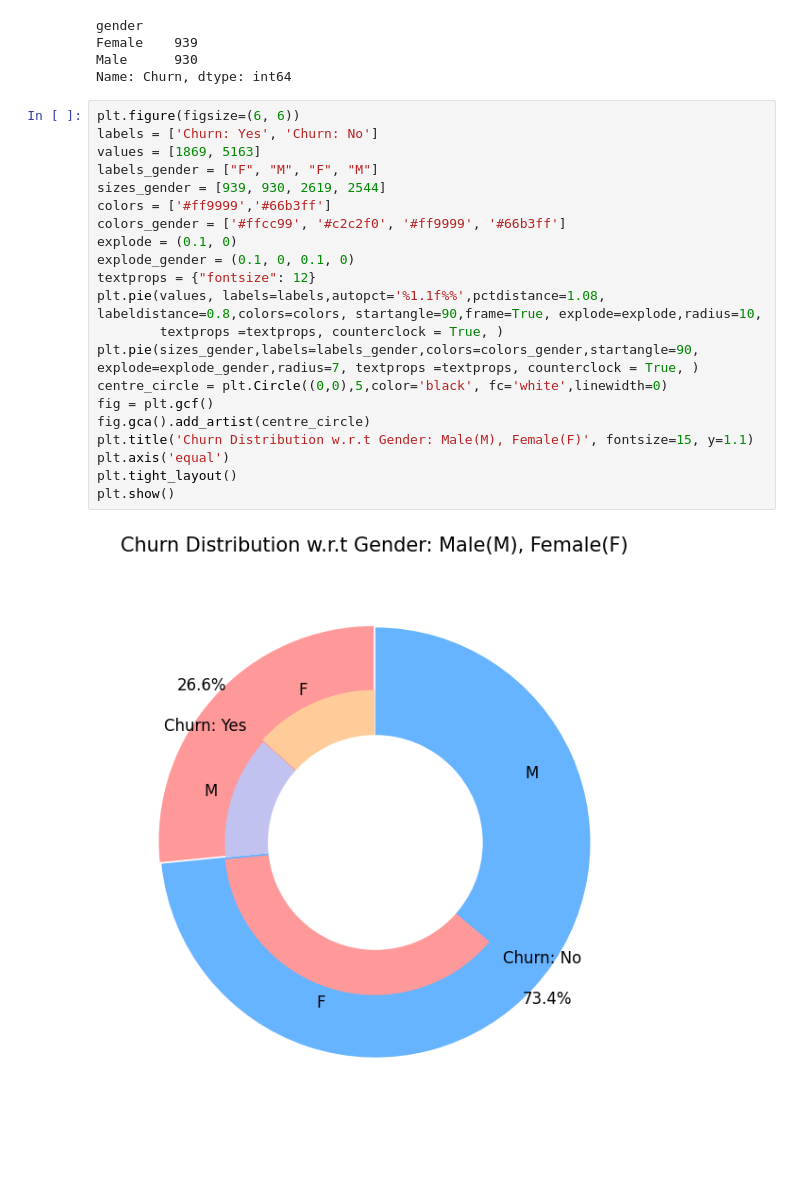
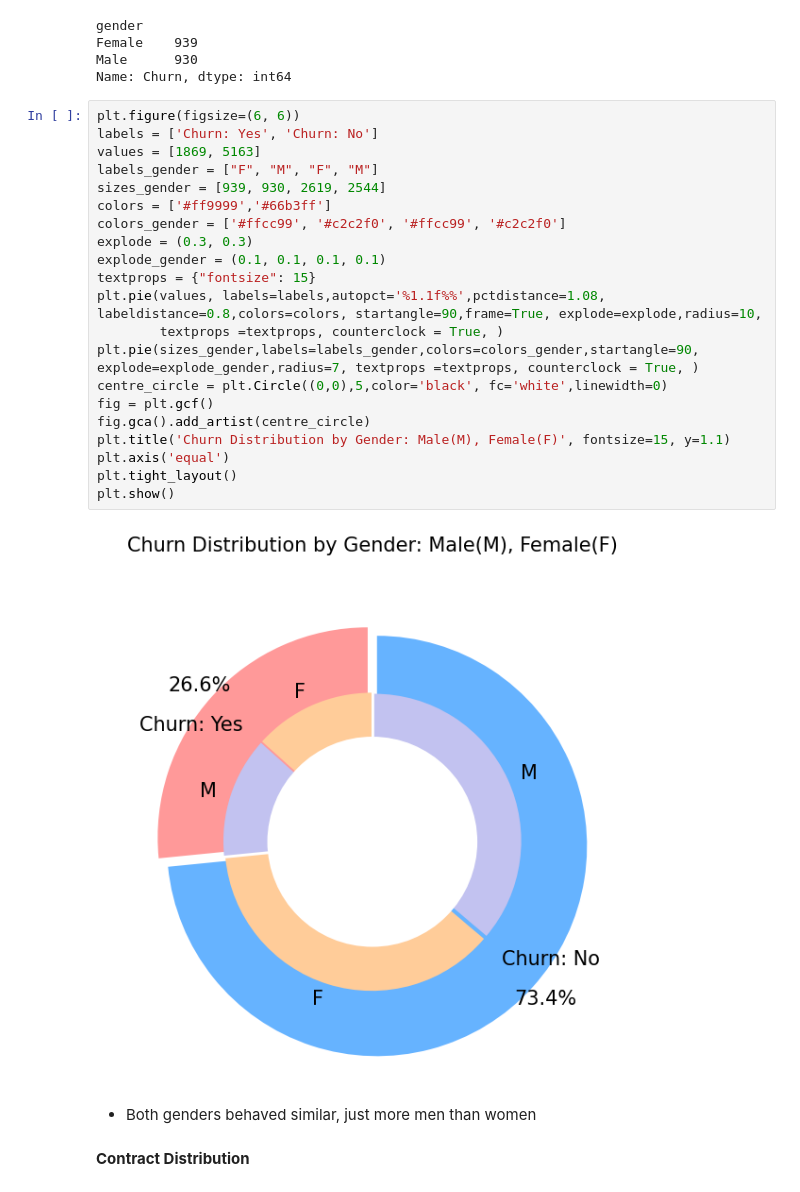
Before and after one commit to Clmnt-Cash/Churn_Pred, a Jupyter notebook: main.ipynb, the cells around one changed output. Drawn from its saved outputs; the diff is of its cells as text; blank space fills up the shorter version.

```diff
--- a/main.ipynb
+++ b/main.ipynb
@@ -388,23 +414,27 @@ Name: Churn, dtype: int64
 # %%
 plt.figure(figsize=(6, 6))
 labels = ['Churn: Yes', 'Churn: No']
 values = [1869, 5163]
 labels_gender = ["F", "M", "F", "M"]
 sizes_gender = [939, 930, 2619, 2544]
 colors = ['#ff9999','#66b3ff']
-colors_gender = ['#ffcc99', '#c2c2f0', '#ff9999', '#66b3ff']
-explode = (0.1, 0)
-explode_gender = (0.1, 0, 0.1, 0)
-textprops = {"fontsize": 12}
+colors_gender = ['#ffcc99', '#c2c2f0', '#ffcc99', '#c2c2f0']
+explode = (0.3, 0.3)
+explode_gender = (0.1, 0.1, 0.1, 0.1)
+textprops = {"fontsize": 15}
 plt.pie(values, labels=labels,autopct='%1.1f%%',pctdistance=1.08, labeldistance=0.8,colors=colors, startangle=90,frame=True, explode=explode,radius=10,
         textprops =textprops, counterclock = True, )
 plt.pie(sizes_gender,labels=labels_gender,colors=colors_gender,startangle=90, explode=explode_gender,radius=7, textprops =textprops, counterclock = True, )
 centre_circle = plt.Circle((0,0),5,color='black', fc='white',linewidth=0)
 fig = plt.gcf()
 fig.gca().add_artist(centre_circle)
-plt.title('Churn Distribution w.r.t Gender: Male(M), Female(F)', fontsize=15, y=1.1)
+plt.title('Churn Distribution by Gender: Male(M), Female(F)', fontsize=15, y=1.1)
 plt.axis('equal')
 plt.tight_layout()
 plt.show()
 # %% [output]
-[figure, old version]
+[figure, new version]
+# %% [markdown]
+- Both genders behaved similar, just more men than women
+# %% [markdown]
+**Contract Distribution**
```
Also changed, not shown: parts of 66 cells of this notebook, 1 other file.
